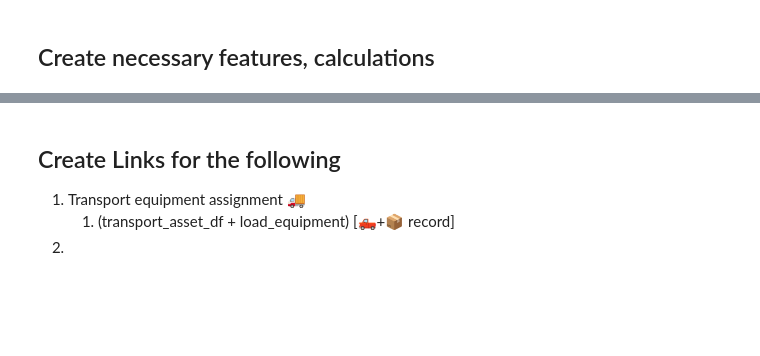
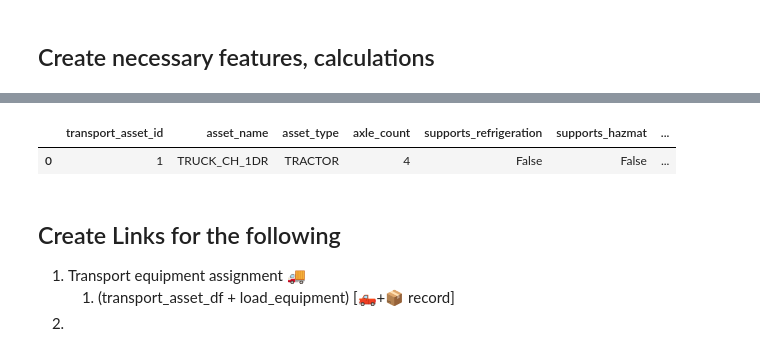
Before and after one commit to acies-AmitaAnand/Amita-Container-Load-Planning-, a Jupyter notebook: solver/planning_engine/equipment_loading_planner.ipynb, the cells around one changed output, grey strips where cells are left out. Drawn from its saved outputs; the diff is of its cells as text; code cells hidden in the pictures; blank space fills up the shorter version.

```diff
--- a/solver/planning_engine/equipment_loading_planner.ipynb
+++ b/solver/planning_engine/equipment_loading_planner.ipynb
@@ -61,3 +1137,8 @@ transport_asset_df = db_helper.fetch_data(sql="select * from inventory_managemen
+# %%
+transport_asset_df
+# %% [output]
+|  | transport_asset_id | asset_name | asset_type | axle_count | supports_refrigeration | supports_hazmat | ... |
+| 0 | 1 | TRUCK_CH_1DR | TRACTOR | 4 | False | False | ... |
 # %% [markdown]
 ## Create Links for the following
 1. Transport equipment assignment 🚚
```
Also changed, not shown: parts of 26 cells of this notebook, 1 other file.
